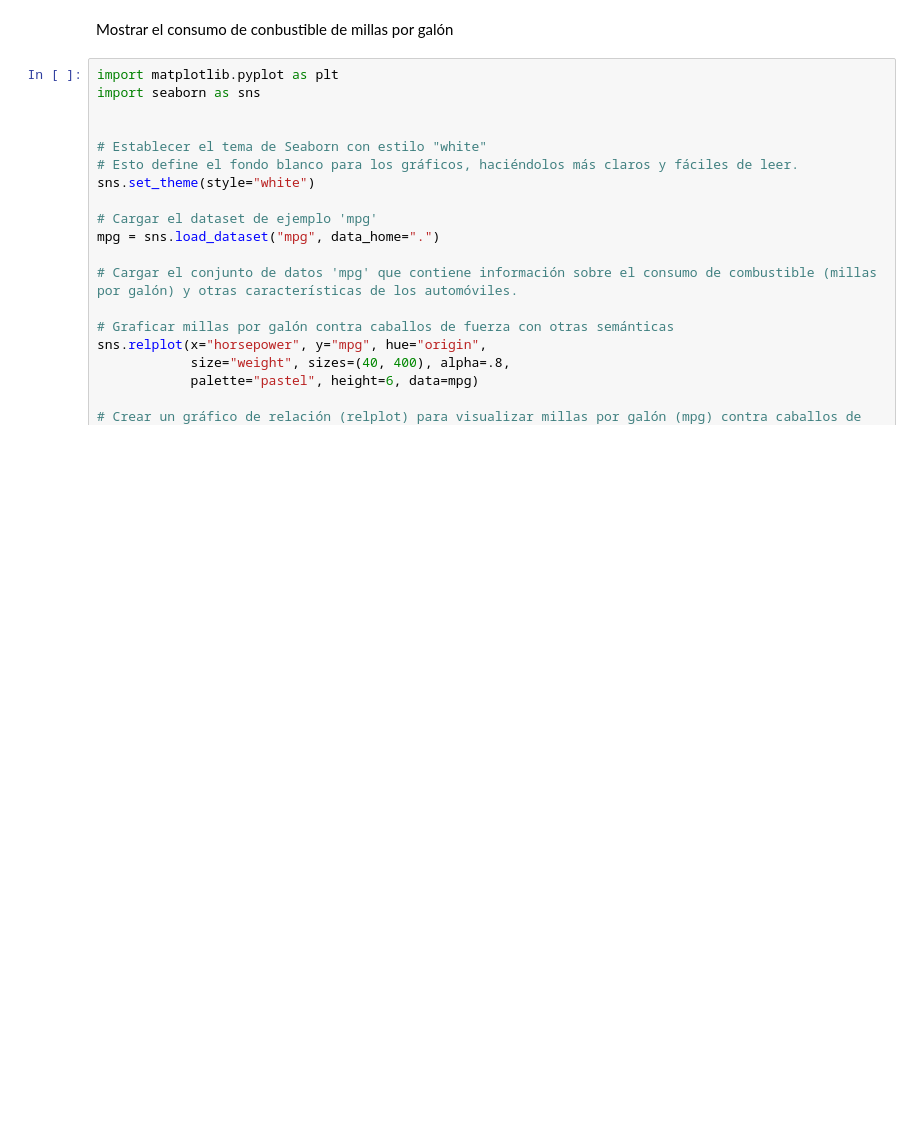
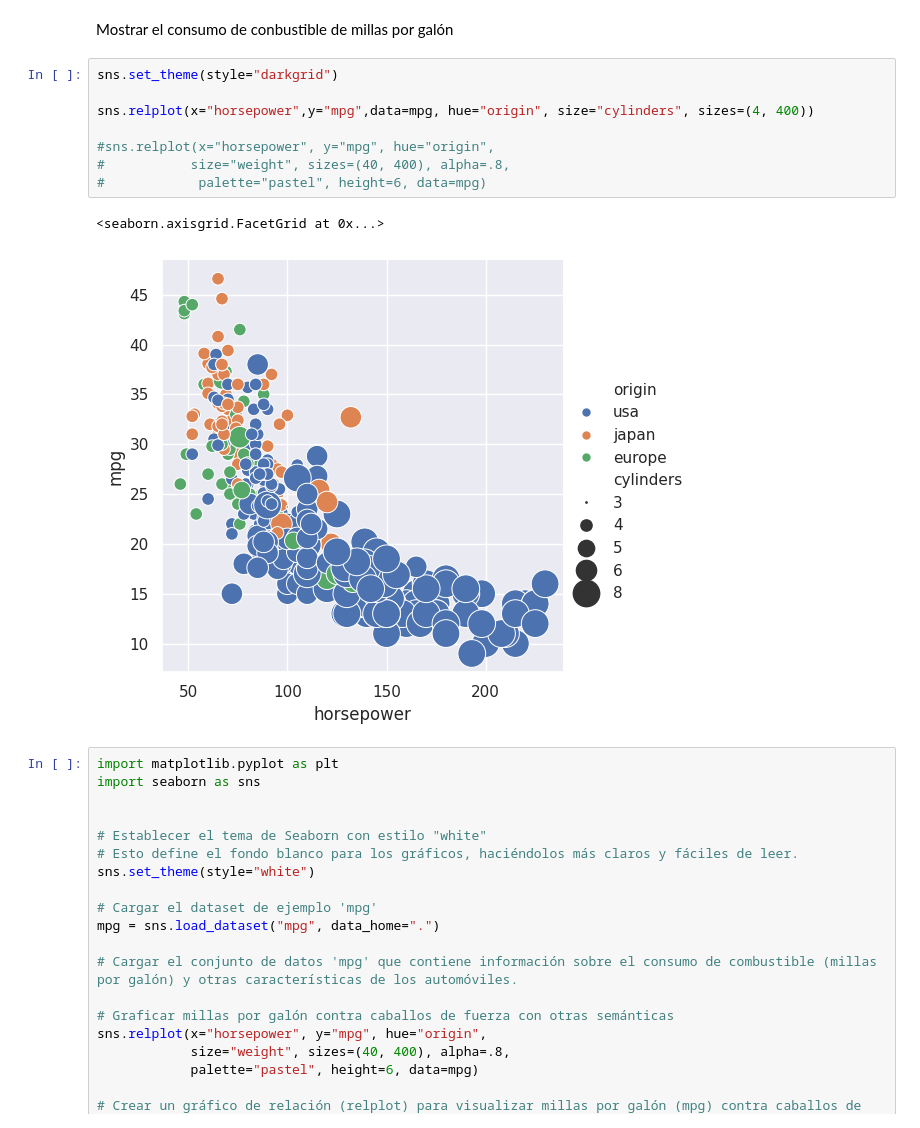
Before and after one commit to DavChing/programa-python_utec, a Jupyter notebook: Modulo3/sesi_n_5_ejemplos.ipynb, the cells around one changed output. Saved outputs shown, nothing was run; the diff lists cells and outputs as text; blank space fills up the shorter version.

```diff
--- a/Modulo3/sesi_n_5_ejemplos.ipynb
+++ b/Modulo3/sesi_n_5_ejemplos.ipynb
@@ -87,5 +200,16 @@ mpg
 # %% [markdown]
 Mostrar el consumo de conbustible de millas por galón
+# %%
+sns.set_theme(style="darkgrid")
+
+sns.relplot(x="horsepower",y="mpg",data=mpg, hue="origin", size="cylinders", sizes=(4, 400))
+
+#sns.relplot(x="horsepower", y="mpg", hue="origin",
+#           size="weight", sizes=(40, 400), alpha=.8,
+#            palette="pastel", height=6, data=mpg)
+# %% [output]
+<seaborn.axisgrid.FacetGrid at 0x...>
+[figure, added]
 # %%
 import matplotlib.pyplot as plt
 import seaborn as sns
```
Also changed, not shown: parts of 18 cells of this notebook.
